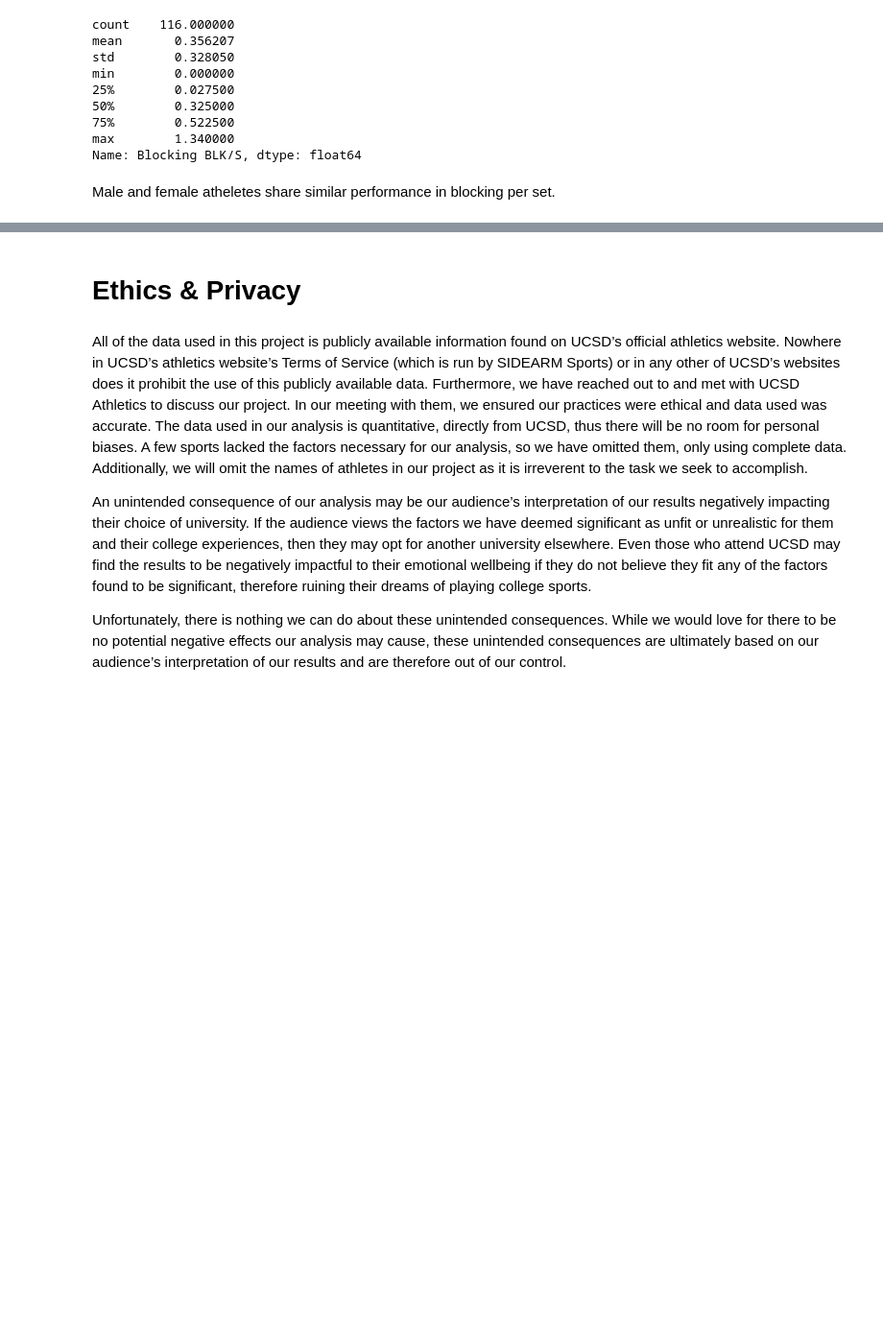
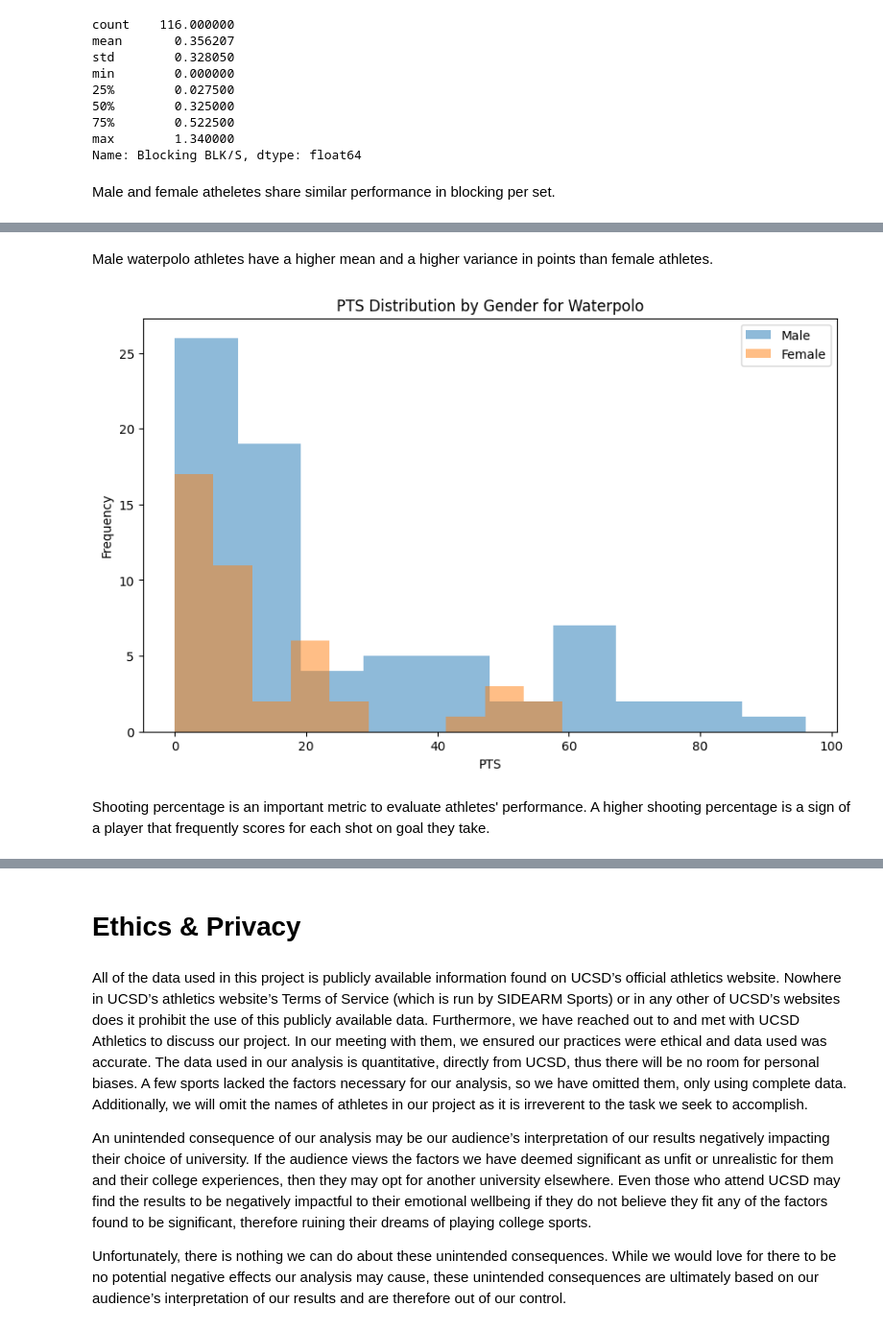
Before and after one commit to COGS108/Group133_WI24, a Jupyter notebook: EDACheckpoint_Group133_WI24.ipynb, the cells around one changed output, grey strips where cells are left out. Shown at 96% size. Cells and saved outputs as stored; diff of their text form; code cells hidden in the pictures; blank space fills up the shorter version.

```diff
--- a/EDACheckpoint_Group133_WI24.ipynb
+++ b/EDACheckpoint_Group133_WI24.ipynb
@@ -710,0 +744,22 @@ Some more words and stuff.  Remember notebooks work best if you interleave the c
+# %% [markdown]
+Male waterpolo athletes have a higher mean and a higher variance in points than female athletes.
+# %%
+male_pts = waterpolo[waterpolo['Gender'] == 'M']['PTS']
+female_pts = waterpolo[waterpolo['Gender'] == 'F']['PTS']
+
+# Plot histograms
+plt.figure(figsize=(10, 6))
+
+plt.hist(male_pts, alpha=0.5, label='Male')
+plt.hist(female_pts, alpha=0.5, label='Female')
+
+plt.title('PTS Distribution by Gender for Waterpolo')
+plt.xlabel('PTS')
+plt.ylabel('Frequency')
+plt.legend()
+
+plt.show()
+# %% [output]
+[figure, added]
+# %% [markdown]
+Shooting percentage is an important metric to evaluate athletes' performance. A higher shooting percentage is a sign of a player that frequently scores for each shot on goal they take.
```
Also changed, not shown: parts of 13 cells of this notebook.
